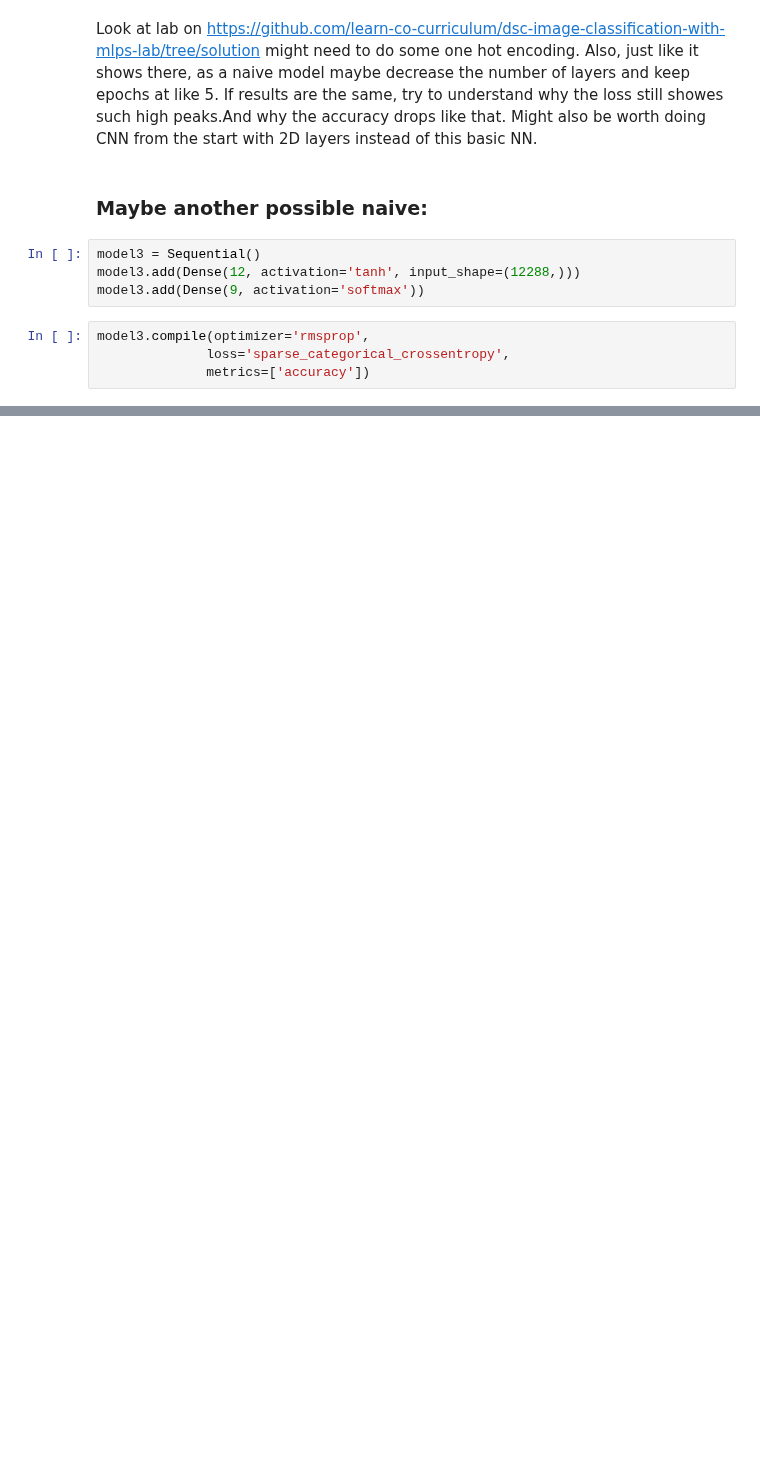
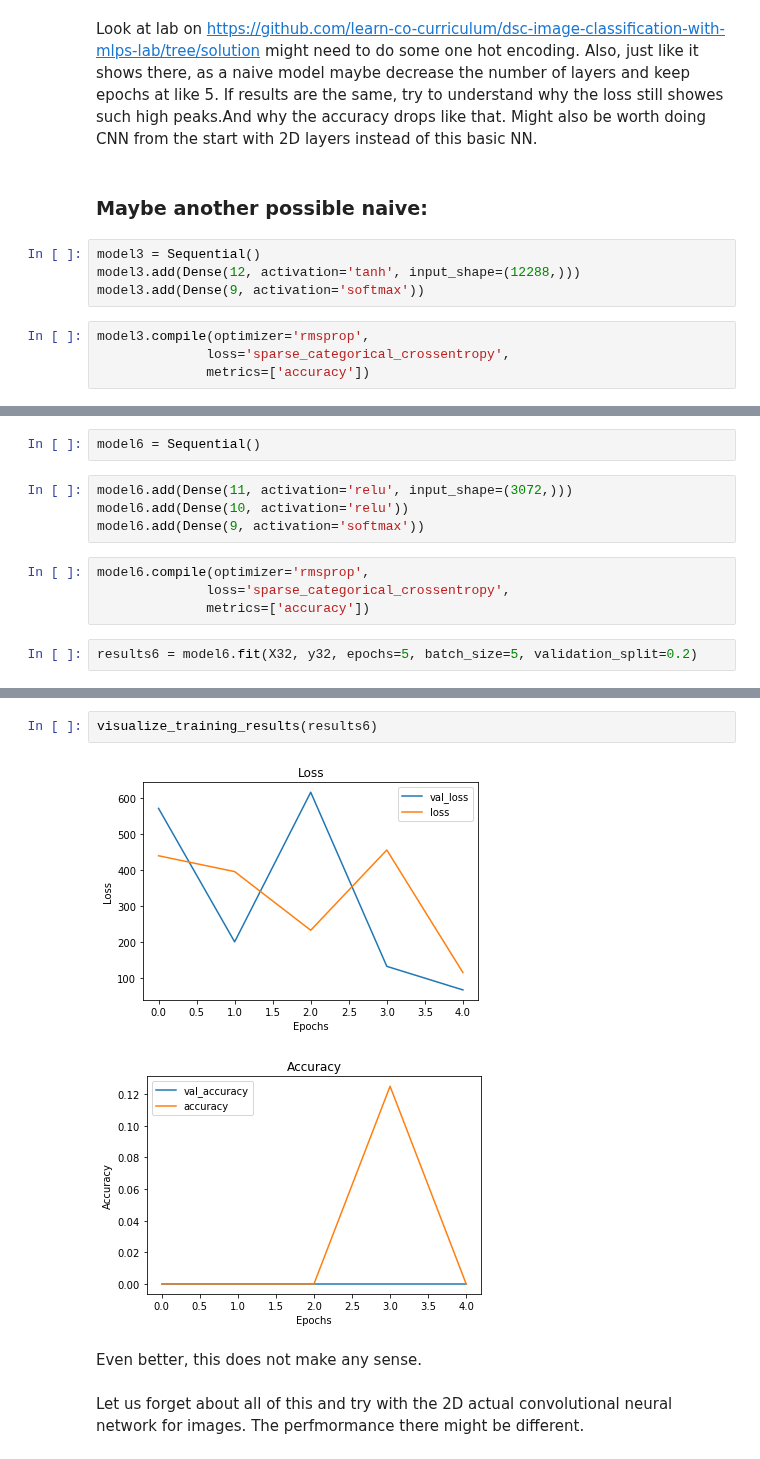
Before and after one commit to MNLKuzmin/SkinCancerDetection, a Jupyter notebook: SkinCancerDetection.ipynb, the cells around one changed output, grey strips where cells are left out. Drawn from its saved outputs; the diff is of its cells as text; blank space fills up the shorter version.

```diff
--- a/SkinCancerDetection.ipynb
+++ b/SkinCancerDetection.ipynb
@@ -387,0 +426,12 @@ visualize_training_results(results5)
+# %%
+model6 = Sequential()
+# %%
+model6.add(Dense(11, activation='relu', input_shape=(3072,)))
+model6.add(Dense(10, activation='relu'))
+model6.add(Dense(9, activation='softmax'))
+# %%
+model6.compile(optimizer='rmsprop',
+              loss='sparse_categorical_crossentropy',
+              metrics=['accuracy'])
+# %%
+results6 = model6.fit(X32, y32, epochs=5, batch_size=5, validation_split=0.2)
@@ -387,0 +449,9 @@ visualize_training_results(results5)
+# %%
+visualize_training_results(results6)
+# %% [output]
+[figure, added]
+[figure, added]
+# %% [markdown]
+Even better, this does not make any sense.
+# %% [markdown]
+Let us forget about all of this and try with the 2D actual convolutional neural network for images. The perfmormance there might be different.
```
Also changed, not shown: parts of 37 cells of this notebook.
